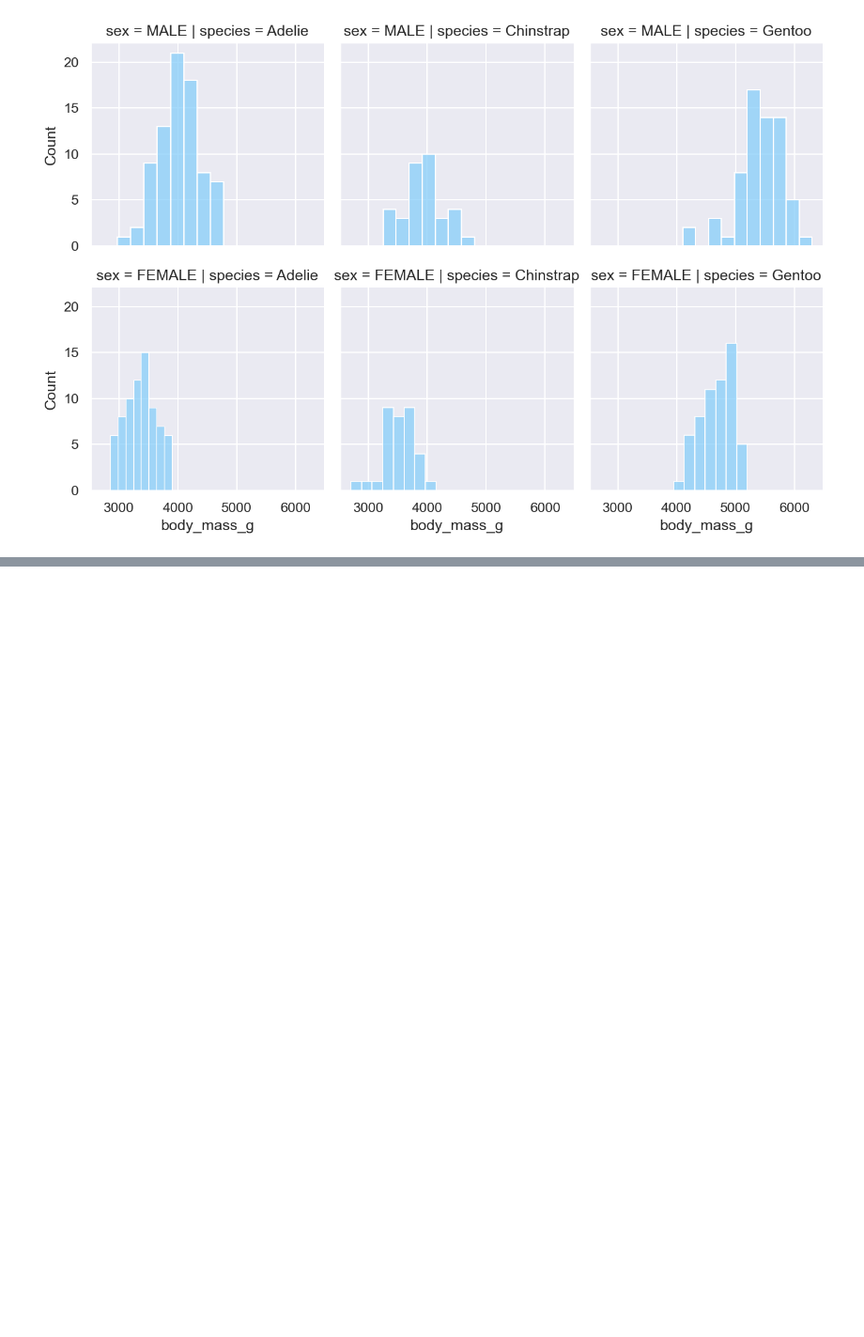
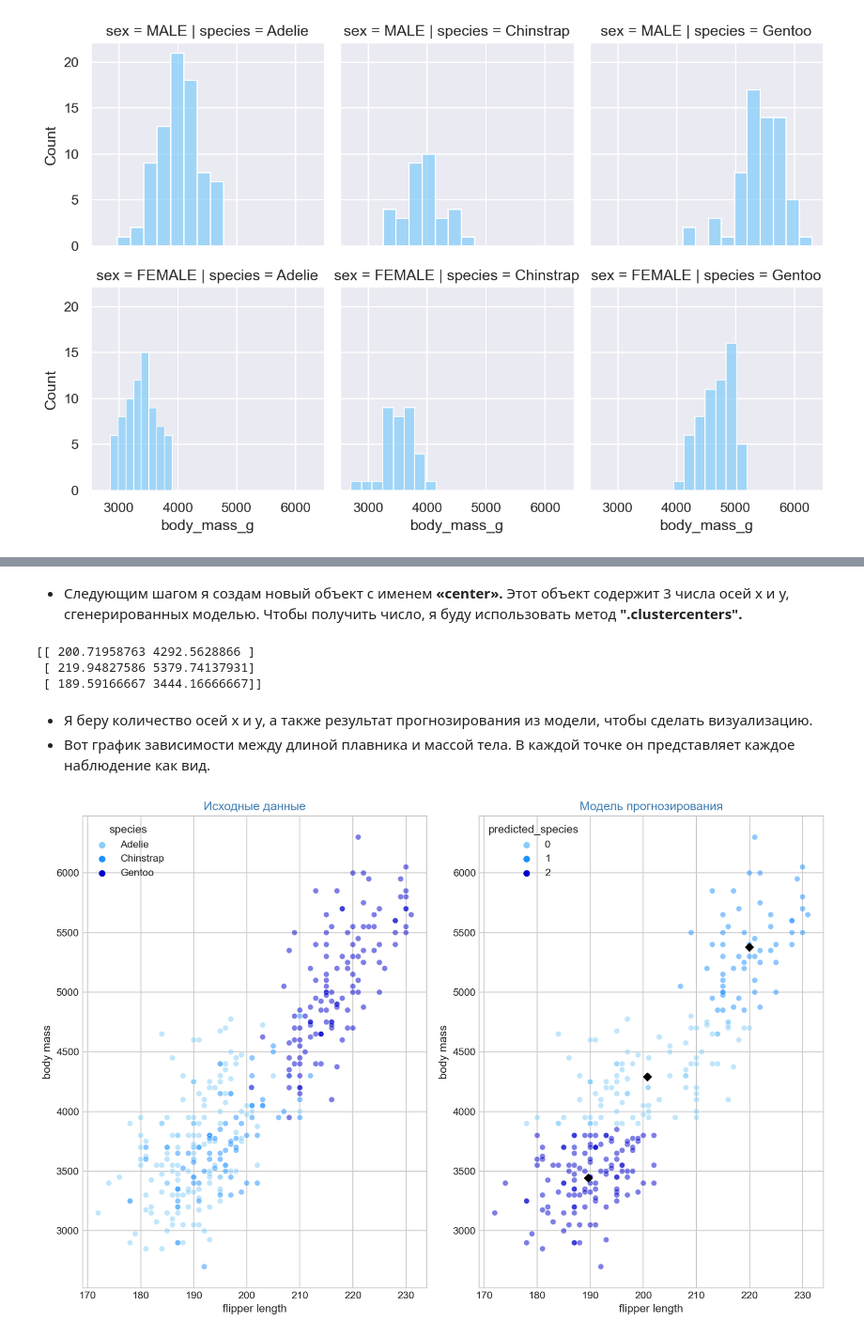
Before and after one commit to alesialesia/Project, a Jupyter notebook: Final version Penguins in Antarctica.ipynb, the cells around one changed output, grey strips where cells are left out. Shown at 94% size. Cells and saved outputs as stored; diff of their text form; code cells hidden in the pictures; blank space fills up the shorter version.

```diff
--- a/Final version Penguins in Antarctica.ipynb
+++ b/Final version Penguins in Antarctica.ipynb
@@ -681,0 +882,7 @@ plt.show()
+# %%
+model = KMeans(n_clusters = 3 , random_state =33)
+
+x = df[['flipper_length_mm', 'body_mass_g']]
+y = df['species']
+
+x_train, x_test, y_train, y_test = train_test_split(x, y , test_size = 0.2 , random_state = 33)
@@ -681,0 +891,2 @@ plt.show()
+# %%
+model.fit(x_train)
@@ -681,0 +915,5 @@ plt.show()
+# %%
+x_train['species'] = y_train
+x_train['predicted_species'] = model.labels_
+
+x_train
@@ -681,0 +934,30 @@ plt.show()
+# %% [markdown]
+- Следующим шагом я создам новый объект с именем __«center».__ Этот объект содержит 3 числа осей x и y, сгенерированных моделью. Чтобы получить число, я буду использовать метод __".clustercenters".__
+# %%
+center = model.cluster_centers_
+print(center)
+# %% [output]
+[[ 200.71958763 4292.5628866 ]
+ [ 219.94827586 5379.74137931]
+ [ 189.59166667 3444.16666667]]
+# %% [markdown]
+- Я беру количество осей x и y, а также результат прогнозирования из модели, чтобы сделать визуализацию.
+- Вот график зависимости между длиной плавника и массой тела. В каждой точке он представляет каждое наблюдение как вид.
+# %%
+fig,axes = plt.subplots(1,2,figsize=(12, 8))
+#исходные данные
+g1=sns.scatterplot(data = df, x = 'flipper_length_mm', y = 'body_mass_g', hue = 'species', alpha = 0.5,ax=axes[0])
+g1.set_title('Исходные данные', size=13, color="#4682B4")
+g1.set_xlabel("flipper length")
+g1.set_ylabel("body mass")
+
+#Модель прогнозирования
+g2=sns.scatterplot(data=x_train , x = 'flipper_length_mm' , y = 'body_mass_g' , hue='predicted_species',alpha=0.5, palette=["#87CEFA","#1E90FF","#0000CD"], ax=axes[1])
+g2.scatter(x = center[:,0] , y = center[:,1] , marker = 'D' , color = 'black')
+g2.set_title('Модель прогнозирования', size=13, color="#4682B4")
+g2.set_xlabel("flipper length")
+g2.set_ylabel("body mass")
+plt.tight_layout()
+plt.show()
+# %% [output]
+[figure, added]
```
Also changed, not shown: parts of 57 cells of this notebook.
